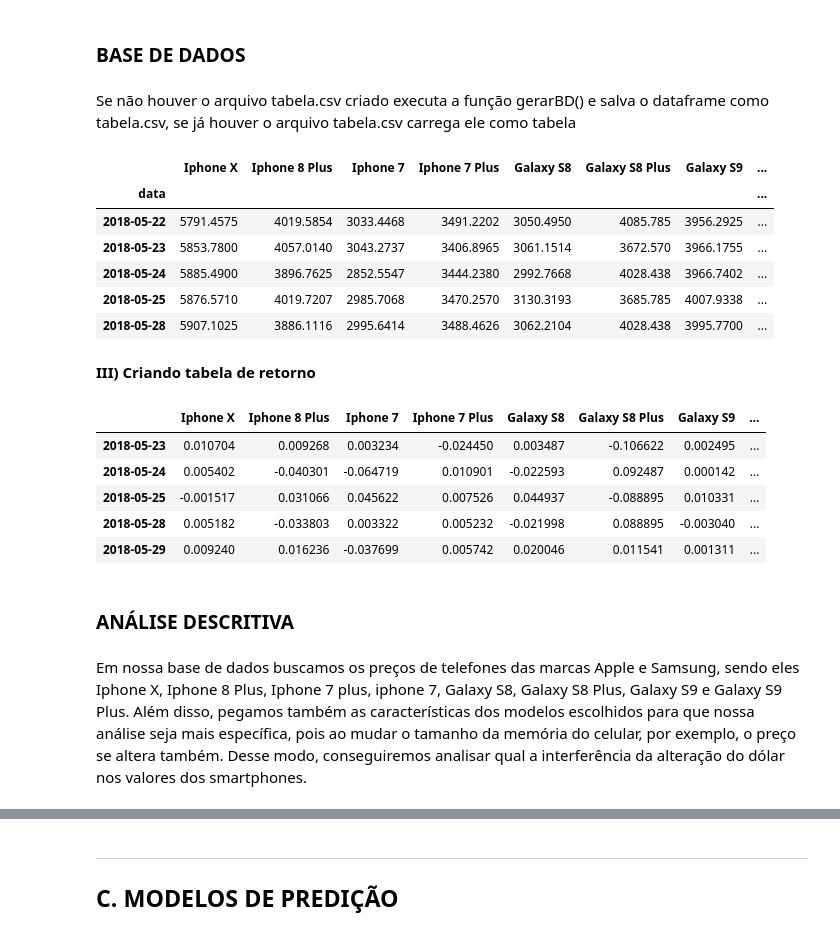
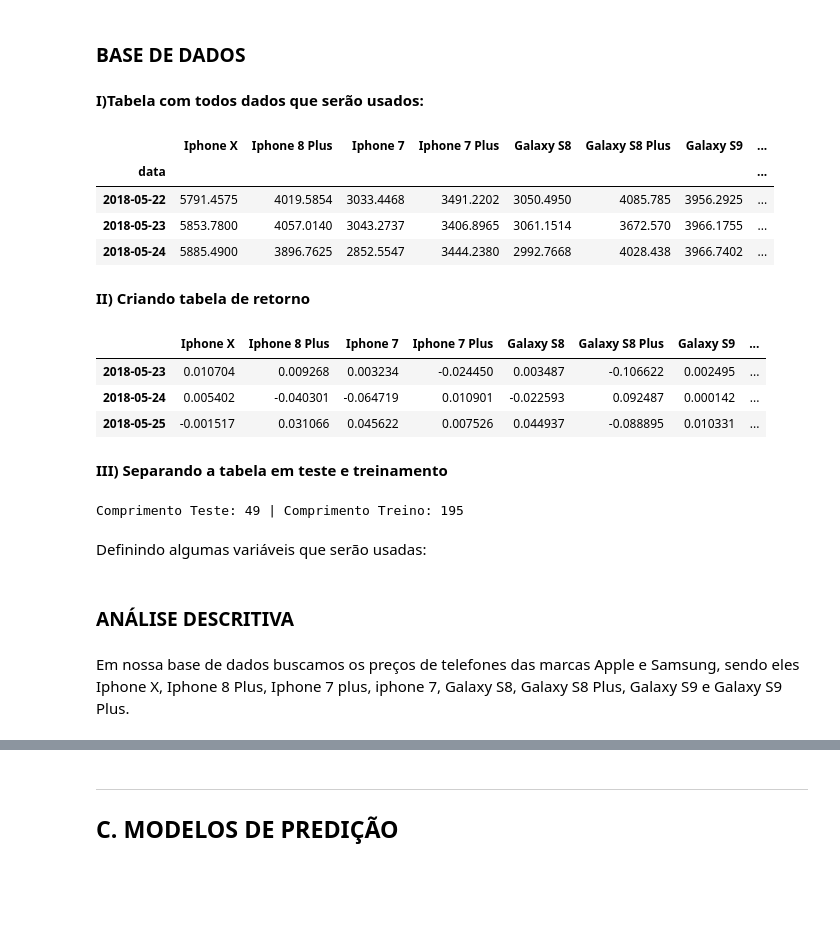
Before and after one commit to gabrielmf1/DP-P3, a Jupyter notebook: Projeto3.ipynb, the cells around one changed output, grey strips where cells are left out. Cells and saved outputs as stored; diff of their text form; code cells hidden in the pictures; blank space fills up the shorter version.

```diff
--- a/Projeto3.ipynb
+++ b/Projeto3.ipynb
@@ -109,4 +176,2 @@ links = [
 # %% [markdown]
 ### BASE DE DADOS
-# %% [markdown]
-Se não houver o arquivo tabela.csv criado executa a função gerarBD() e salva o dataframe como tabela.csv, se já houver o arquivo tabela.csv carrega ele como tabela
@@ -123,15 +178,15 @@ else:
+# %% [markdown]
+__I)Tabela com todos dados que serão usados:__<br>
 # %%
-tabela.head()
+tabela.head(3)
 # %% [output]
 |  | Iphone X | Iphone 8 Plus | Iphone 7 | Iphone 7 Plus | Galaxy S8 | Galaxy S8 Plus | Galaxy S9 | ... |
 | data |  |  |  |  |  |  |  | ... |
 | 2018-05-22 | 5791.4575 | 4019.5854 | 3033.4468 | 3491.2202 | 3050.4950 | 4085.785 | 3956.2925 | ... |
 | 2018-05-23 | 5853.7800 | 4057.0140 | 3043.2737 | 3406.8965 | 3061.1514 | 3672.570 | 3966.1755 | ... |
 | 2018-05-24 | 5885.4900 | 3896.7625 | 2852.5547 | 3444.2380 | 2992.7668 | 4028.438 | 3966.7402 | ... |
-| 2018-05-25 | 5876.5710 | 4019.7207 | 2985.7068 | 3470.2570 | 3130.3193 | 3685.785 | 4007.9338 | ... |
-| 2018-05-28 | 5907.1025 | 3886.1116 | 2995.6414 | 3488.4626 | 3062.2104 | 4028.438 | 3995.7700 | ... |
 # %% [markdown]
-__III) Criando tabela de retorno__
+__II) Criando tabela de retorno__ <br>
 # %%
 df = tabela.copy()
 
@@ -152,11 +207,22 @@ for coluna in tabela.columns:
 
 retorno = pd.DataFrame(data=dic,index=ind)
 # %%
-retorno.head()
+retorno.head(3)
 # %% [output]
 |  | Iphone X | Iphone 8 Plus | Iphone 7 | Iphone 7 Plus | Galaxy S8 | Galaxy S8 Plus | Galaxy S9 | ... |
 | 2018-05-23 | 0.010704 | 0.009268 | 0.003234 | -0.024450 | 0.003487 | -0.106622 | 0.002495 | ... |
 | 2018-05-24 | 0.005402 | -0.040301 | -0.064719 | 0.010901 | -0.022593 | 0.092487 | 0.000142 | ... |
 | 2018-05-25 | -0.001517 | 0.031066 | 0.045622 | 0.007526 | 0.044937 | -0.088895 | 0.010331 | ... |
-| 2018-05-28 | 0.005182 | -0.033803 | 0.003322 | 0.005232 | -0.021998 | 0.088895 | -0.003040 | ... |
-| 2018-05-29 | 0.009240 | 0.016236 | -0.037699 | 0.005742 | 0.020046 | 0.011541 | 0.001311 | ... |
+# %% [markdown]
+__III) Separando a tabela em teste e treinamento__
+# %%
+percentTreino = 0.8 #Proporção entre o comprimento do treinamento o dataframe dados.
+
+treino = retorno.sample(frac=percentTreino,random_state=randint(0,100000))
+teste = retorno.drop(treino.index)
+
+print('Comprimento Teste: '+str(len(teste))+' | Comprimento Treino: '+str(len(treino)))
+# %% [output]
+Comprimento Teste: 49 | Comprimento Treino: 195
+# %% [markdown]
+Definindo algumas variáveis que serão usadas:
@@ -163,4 +242,4 @@ retorno.head()
 # %% [markdown]
 ### ANÁLISE DESCRITIVA
 # %% [markdown]
-Em nossa base de dados buscamos os preços de telefones das marcas Apple e Samsung, sendo eles Iphone X, Iphone 8 Plus, Iphone 7 plus, iphone 7, Galaxy S8, Galaxy S8 Plus, Galaxy S9 e Galaxy S9 Plus. Além disso, pegamos também as características dos modelos escolhidos para que nossa análise seja mais específica, pois ao mudar o tamanho da memória do celular, por exemplo, o preço se altera também. Desse modo, conseguiremos analisar qual a interferência da alteração do dólar nos valores dos smartphones.
+Em nossa base de dados buscamos os preços de telefones das marcas Apple e Samsung, sendo eles Iphone X, Iphone 8 Plus, Iphone 7 plus, iphone 7, Galaxy S8, Galaxy S8 Plus, Galaxy S9 e Galaxy S9 Plus.
```
Also changed, not shown: parts of 38 cells of this notebook, 1 other file.
